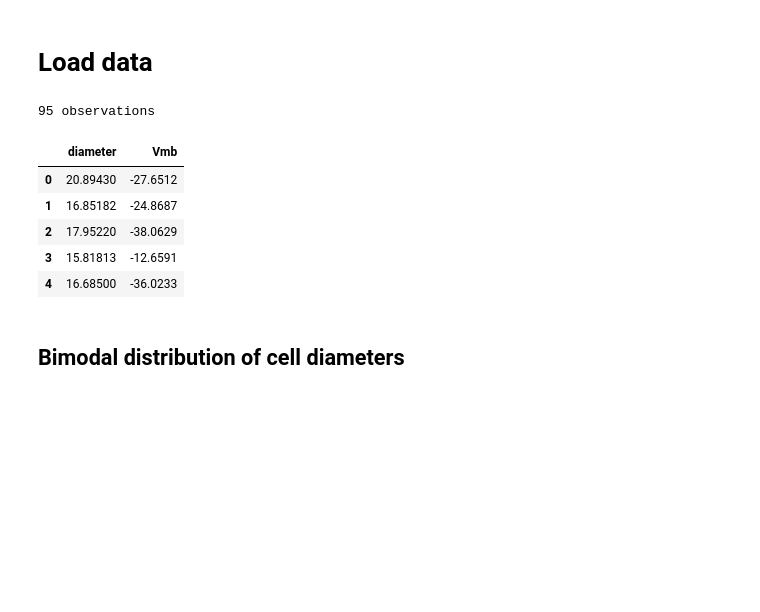
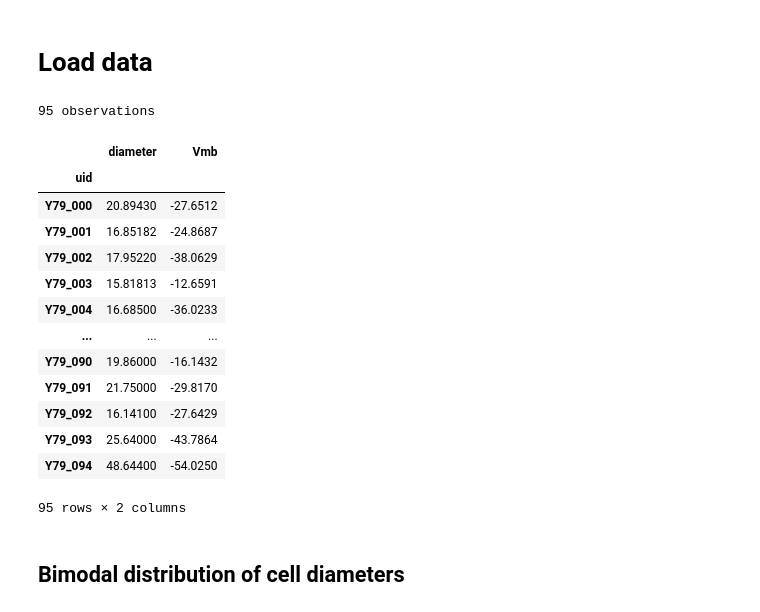
Before and after one commit to JoseGuzman/retinoblastoma, a Jupyter notebook: K-means.ipynb, the cells around one changed output. Cells and saved outputs as stored; diff of their text form; code cells hidden in the pictures; blank space fills up the shorter version.

```diff
--- a/K-means.ipynb
+++ b/K-means.ipynb
@@ -17,18 +17,25 @@ Populating the interactive namespace from numpy and matplotlib
 # %% [markdown]
 # Load data
 # %%
-mypath = 'https://github.com/skim2021/retinoblastoma/blob/main/cell_data.csv'
-mydata = pd.read_csv('./DataSets/cell_data.csv')
+mydata = pd.read_csv('./DataSets/Y79_data.csv', index_col='uid')
 print(f'{mydata.shape[0]} observations')
-mydata.head()
+mydata
 # %% [output]
 95 observations
 |  | diameter | Vmb |
-| 0 | 20.89430 | -27.6512 |
-| 1 | 16.85182 | -24.8687 |
-| 2 | 17.95220 | -38.0629 |
-| 3 | 15.81813 | -12.6591 |
-| 4 | 16.68500 | -36.0233 |
+| uid |  |  |
+| Y79_000 | 20.89430 | -27.6512 |
+| Y79_001 | 16.85182 | -24.8687 |
+| Y79_002 | 17.95220 | -38.0629 |
+| Y79_003 | 15.81813 | -12.6591 |
+| Y79_004 | 16.68500 | -36.0233 |
+| ... | ... | ... |
+| Y79_090 | 19.86000 | -16.1432 |
+| Y79_091 | 21.75000 | -29.8170 |
+| Y79_092 | 16.14100 | -27.6429 |
+| Y79_093 | 25.64000 | -43.7864 |
+| Y79_094 | 48.64400 | -54.0250 |
+95 rows × 2 columns
 # %%
 from scipy.stats import lognorm
 # %%
```
Also changed, not shown: parts of 14 cells of this notebook.
